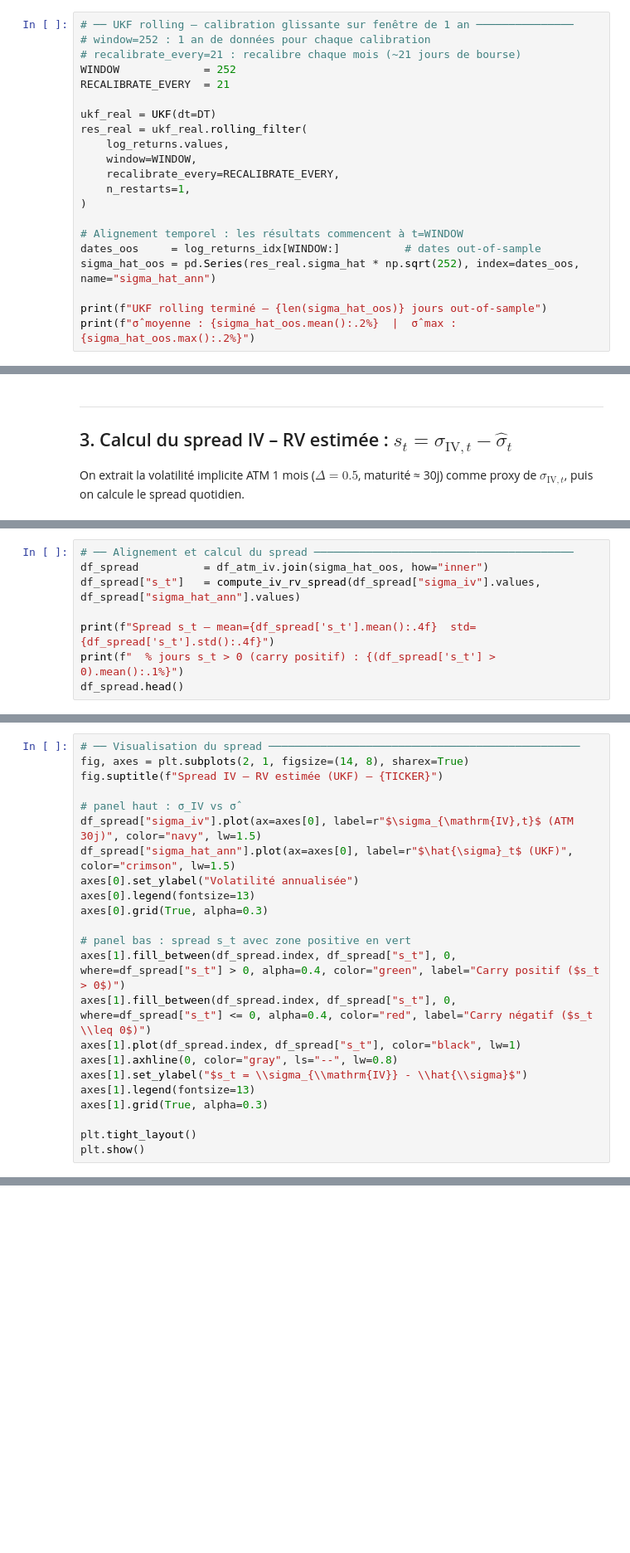
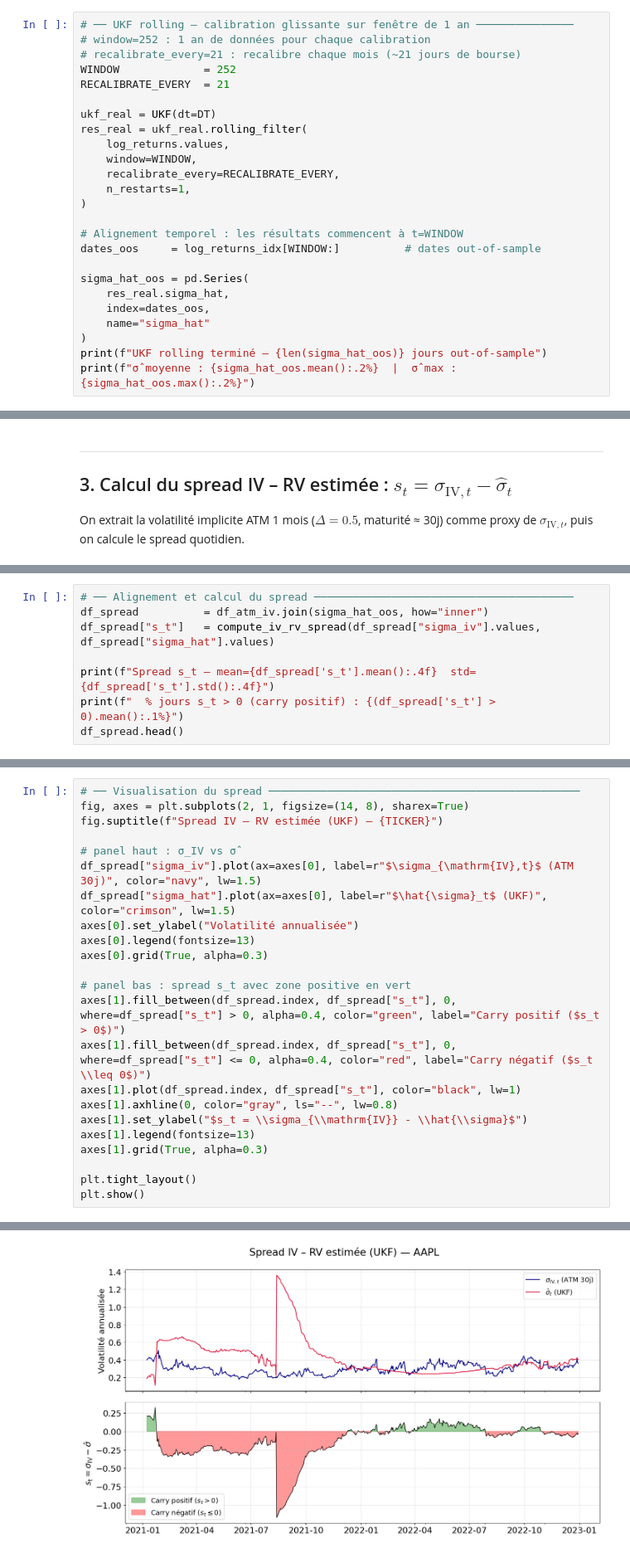
Before and after one commit to antoinechdc31/trading_vol, a Jupyter notebook: notebooks/projet.ipynb, the cells around one changed output, grey strips where cells are left out. Shown at 83% size. Cells and saved outputs as stored; diff of their text form; blank space fills up the shorter version.

```diff
--- a/notebooks/projet.ipynb
+++ b/notebooks/projet.ipynb
@@ -303,8 +307,12 @@ res_real = ukf_real.rolling_filter(
 
 # Alignement temporel : les résultats commencent à t=WINDOW
 dates_oos     = log_returns_idx[WINDOW:]          # dates out-of-sample
-sigma_hat_oos = pd.Series(res_real.sigma_hat * np.sqrt(252), index=dates_oos, name="sigma_hat_ann")
 
+sigma_hat_oos = pd.Series(
+    res_real.sigma_hat,
+    index=dates_oos,
+    name="sigma_hat"
+)
 print(f"UKF rolling terminé — {len(sigma_hat_oos)} jours out-of-sample")
 print(f"σ̂ moyenne : {sigma_hat_oos.mean():.2%}  |  σ̂ max : {sigma_hat_oos.max():.2%}")
 # %% [output]
@@ -372,7 +388,7 @@ Error:
 # %%
 # ── Alignement et calcul du spread ────────────────────────────────────────
 df_spread          = df_atm_iv.join(sigma_hat_oos, how="inner")
-df_spread["s_t"]   = compute_iv_rv_spread(df_spread["sigma_iv"].values, df_spread["sigma_hat_ann"].values)
+df_spread["s_t"]   = compute_iv_rv_spread(df_spread["sigma_iv"].values, df_spread["sigma_hat"].values)
 
 print(f"Spread s_t — mean={df_spread['s_t'].mean():.4f}  std={df_spread['s_t'].std():.4f}")
 print(f"  % jours s_t > 0 (carry positif) : {(df_spread['s_t'] > 0).mean():.1%}")
@@ -386,7 +410,7 @@ fig.suptitle(f"Spread IV – RV estimée (UKF) — {TICKER}")
 
 # panel haut : σ_IV vs σ̂
 df_spread["sigma_iv"].plot(ax=axes[0], label=r"$\sigma_{\mathrm{IV},t}$ (ATM 30j)", color="navy", lw=1.5)
-df_spread["sigma_hat_ann"].plot(ax=axes[0], label=r"$\hat{\sigma}_t$ (UKF)", color="crimson", lw=1.5)
+df_spread["sigma_hat"].plot(ax=axes[0], label=r"$\hat{\sigma}_t$ (UKF)", color="crimson", lw=1.5)
 axes[0].set_ylabel("Volatilité annualisée")
 axes[0].legend(fontsize=13)
 axes[0].grid(True, alpha=0.3)
@@ -407,3 +430,4 @@ Error:
+[figure, added]
 # %% [markdown]
 ---
 ## 4. Stratégie dynamique : allocation pilotée par $s_t$
```
Also changed, not shown: parts of 18 cells of this notebook, 1 other file.
